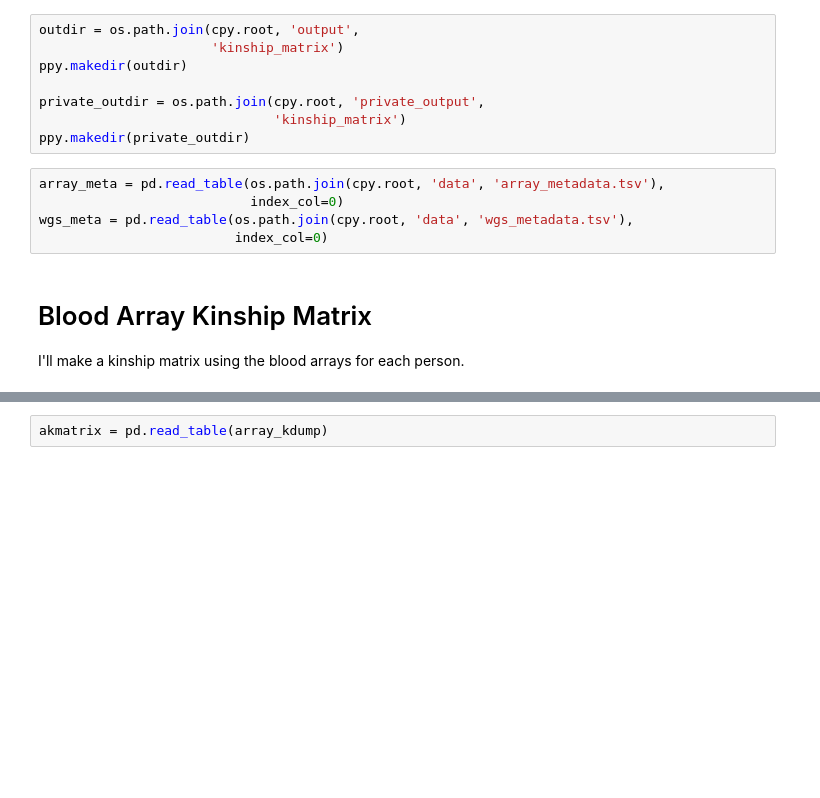
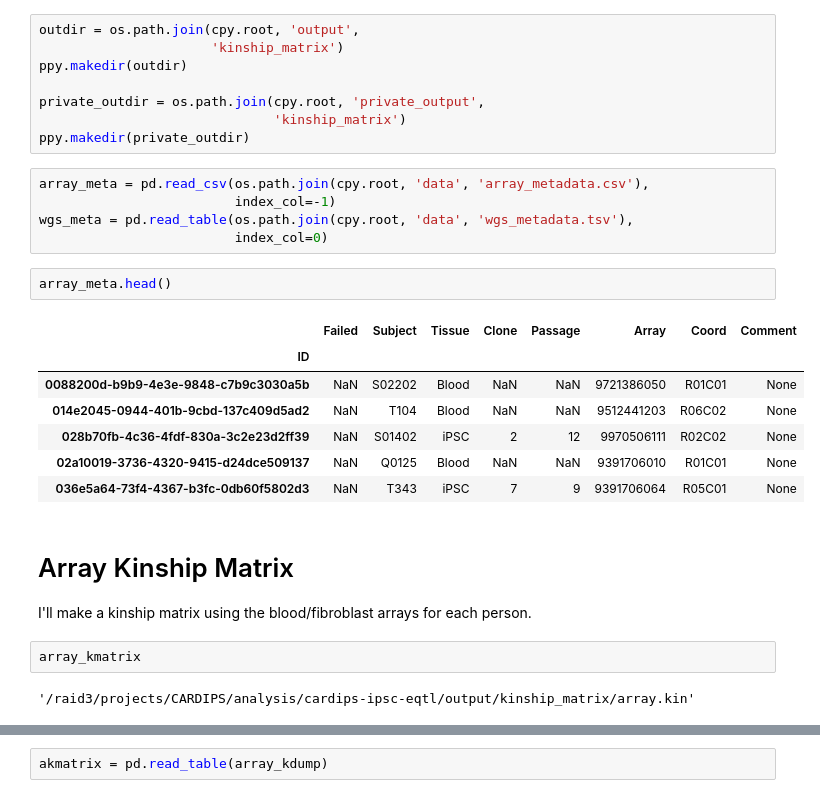
Before and after one commit to frazer-lab/cardips-ipsc-eqtl, a Jupyter notebook: notebooks/Kinship Matrix.ipynb, the cells around one changed output, grey strips where cells are left out. Drawn from its saved outputs; the diff is of its cells as text; blank space fills up the shorter version.

```diff
--- a/notebooks/Kinship Matrix.ipynb
+++ b/notebooks/Kinship Matrix.ipynb
@@ -26,12 +26,26 @@ private_outdir = os.path.join(cpy.root, 'private_output',
                               'kinship_matrix')
 ppy.makedir(private_outdir)
 # %%
-array_meta = pd.read_table(os.path.join(cpy.root, 'data', 'array_metadata.tsv'),
-                           index_col=0)
+array_meta = pd.read_csv(os.path.join(cpy.root, 'data', 'array_metadata.csv'),
+                         index_col=-1)
 wgs_meta = pd.read_table(os.path.join(cpy.root, 'data', 'wgs_metadata.tsv'),
                          index_col=0)
+# %%
+array_meta.head()
+# %% [output]
+|  | Failed | Subject | Tissue | Clone | Passage | Array | Coord | Comment |
+| ID |  |  |  |  |  |  |  |  |
+| 0088200d-b9b9-4e3e-9848-c7b9c3030a5b | NaN | S02202 | Blood | NaN | NaN | 9721386050 | R01C01 | None |
+| 014e2045-0944-401b-9cbd-137c409d5ad2 | NaN | T104 | Blood | NaN | NaN | 9512441203 | R06C02 | None |
+| 028b70fb-4c36-4fdf-830a-3c2e23d2ff39 | NaN | S01402 | iPSC | 2 | 12 | 9970506111 | R02C02 | None |
+| 02a10019-3736-4320-9415-d24dce509137 | NaN | Q0125 | Blood | NaN | NaN | 9391706010 | R01C01 | None |
+| 036e5a64-73f4-4367-b3fc-0db60f5802d3 | NaN | T343 | iPSC | 7 | 9 | 9391706064 | R05C01 | None |
 # %% [markdown]
-# Blood Array Kinship Matrix
+# Array Kinship Matrix
 
-I'll make a kinship matrix using the blood arrays for each person.
+I'll make a kinship matrix using the blood/fibroblast arrays for each person.
+# %%
+array_kmatrix
+# %% [output]
+'/raid3/projects/CARDIPS/analysis/cardips-ipsc-eqtl/output/kinship_matrix/array.kin'
 # %%
```
Also changed, not shown: parts of 3 cells of this notebook, 6 other files.
